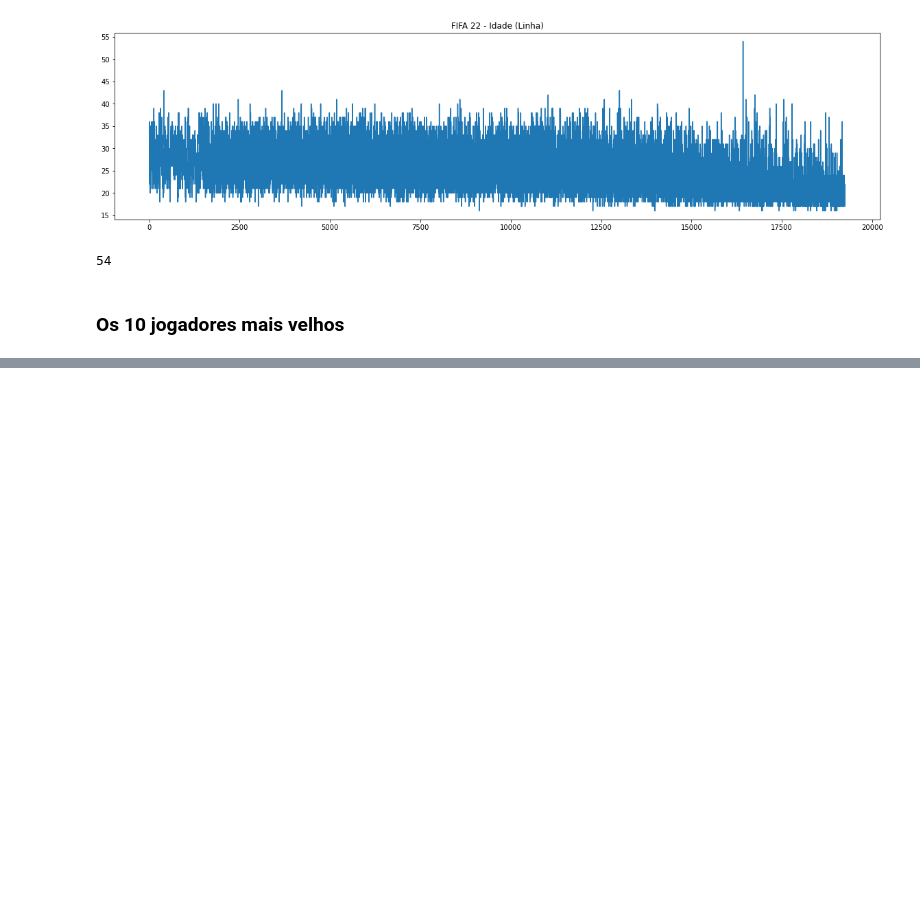
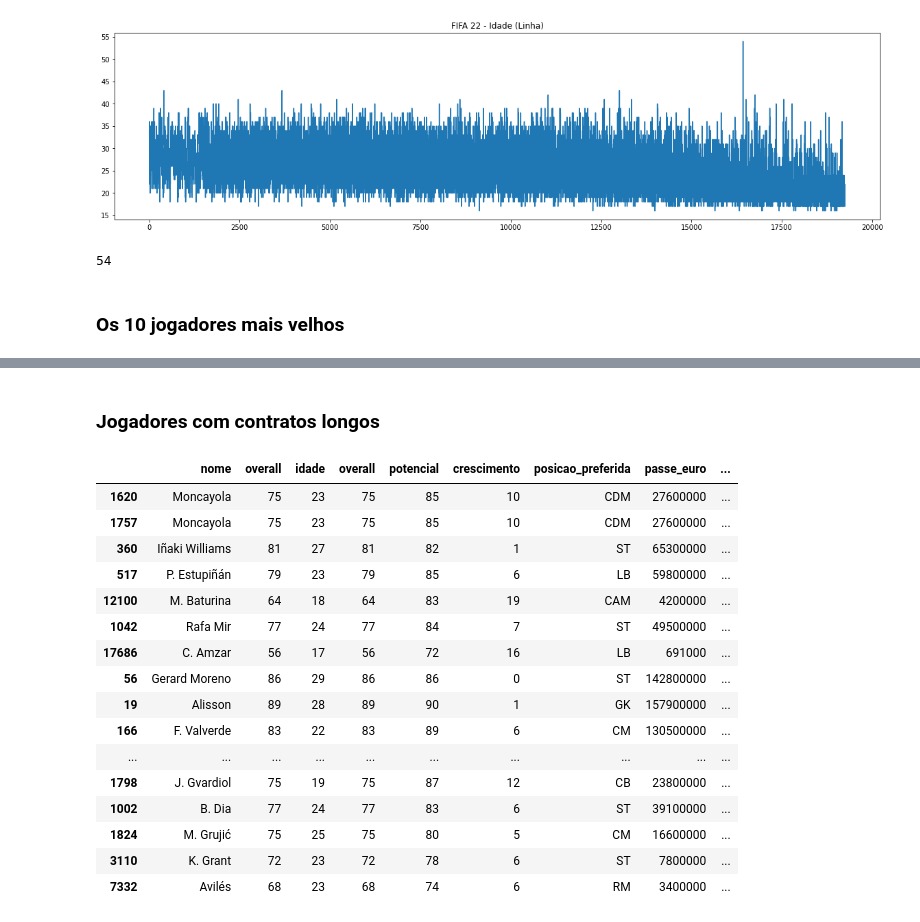
Before and after one commit to leovasc5/exploratory-analysis-of-FIFA-22-data, a Jupyter notebook: curiosidades.ipynb, the cells around one changed output, grey strips where cells are left out. Cells and saved outputs as stored; diff of their text form; code cells hidden in the pictures; blank space fills up the shorter version.

```diff
--- a/curiosidades.ipynb
+++ b/curiosidades.ipynb
@@ -154,0 +146,23 @@ temp.to_csv('planilhas/analises/jogadores_promissores.csv', sep=';', encoding='u
+# %% [markdown]
+### Jogadores com contratos longos
+# %%
+temp = df.sort_values(by=['fim_contrato'], ascending=False)
+temp[['nome', 'overall', 'idade', 'overall', 'potencial', 'crescimento', 'posicao_preferida', 'passe_euro', 'salario_euro', 'clube', 'fim_contrato']].head(30)
+# %% [output]
+|  | nome | overall | idade | overall | potencial | crescimento | posicao_preferida | passe_euro | ... |
+| 1620 | Moncayola | 75 | 23 | 75 | 85 | 10 | CDM | 27600000 | ... |
+| 1757 | Moncayola | 75 | 23 | 75 | 85 | 10 | CDM | 27600000 | ... |
+| 360 | Iñaki Williams | 81 | 27 | 81 | 82 | 1 | ST | 65300000 | ... |
+| 517 | P. Estupiñán | 79 | 23 | 79 | 85 | 6 | LB | 59800000 | ... |
+| 12100 | M. Baturina | 64 | 18 | 64 | 83 | 19 | CAM | 4200000 | ... |
+| 1042 | Rafa Mir | 77 | 24 | 77 | 84 | 7 | ST | 49500000 | ... |
+| 17686 | C. Amzar | 56 | 17 | 56 | 72 | 16 | LB | 691000 | ... |
+| 56 | Gerard Moreno | 86 | 29 | 86 | 86 | 0 | ST | 142800000 | ... |
+| 19 | Alisson | 89 | 28 | 89 | 90 | 1 | GK | 157900000 | ... |
+| 166 | F. Valverde | 83 | 22 | 83 | 89 | 6 | CM | 130500000 | ... |
+| ... | ... | ... | ... | ... | ... | ... | ... | ... | ... |
+| 1798 | J. Gvardiol | 75 | 19 | 75 | 87 | 12 | CB | 23800000 | ... |
+| 1002 | B. Dia | 77 | 24 | 77 | 83 | 6 | ST | 39100000 | ... |
+| 1824 | M. Grujić | 75 | 25 | 75 | 80 | 5 | CM | 16600000 | ... |
+| 3110 | K. Grant | 72 | 23 | 72 | 78 | 6 | ST | 7800000 | ... |
+| 7332 | Avilés | 68 | 23 | 68 | 74 | 6 | RM | 3400000 | ... |
```
Also changed, not shown: parts of 22 cells of this notebook.
